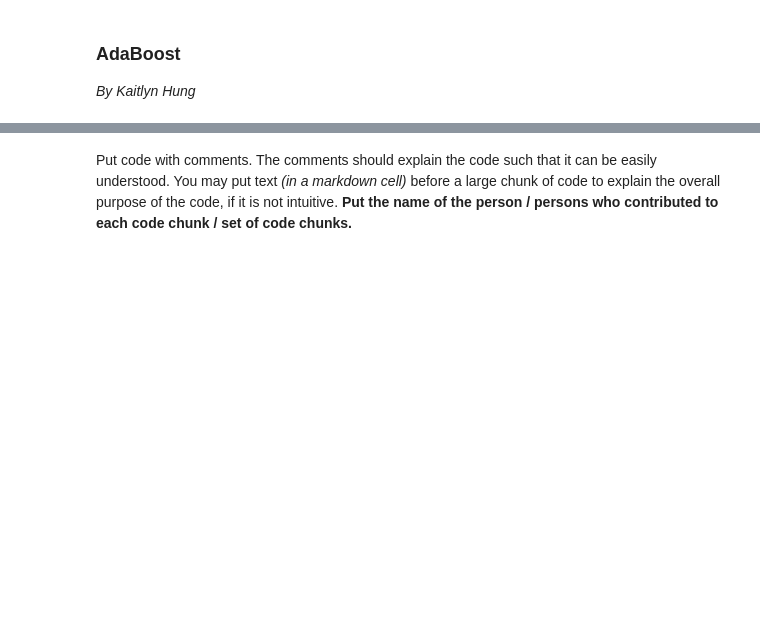
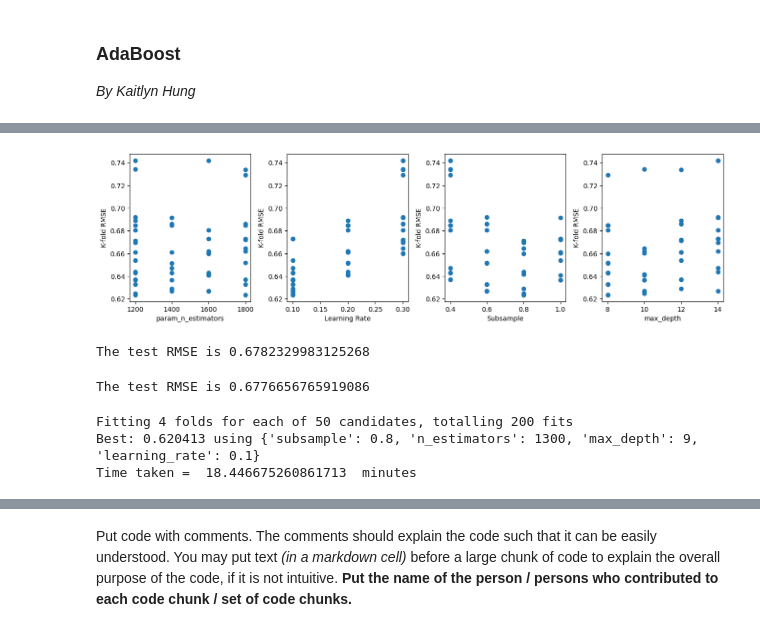
Before and after one commit to notlilawells/Saturn-303-3, a Jupyter notebook: Project-Report/Project_Code_Saturn.ipynb, the cells around one changed output, grey strips where cells are left out. Drawn from its saved outputs; the diff is of its cells as text; code cells hidden in the pictures; blank space fills up the shorter version.

```diff
--- a/Project-Report/Project_Code_Saturn.ipynb
+++ b/Project-Report/Project_Code_Saturn.ipynb
@@ -95,0 +276,63 @@ Put each model in a section of its name and mention the name of the team-member
+# %%
+# visualize cv results
+cv_results = pd.DataFrame(grid_result.cv_results_)
+
+fig, axes = plt.subplots(1, 4, figsize = (16, 4))
+plt.subplots_adjust(wspace = 0.3)
+axes[0].plot(cv_results.param_n_estimators, np.sqrt(-cv_results.mean_test_score), 'o')
+axes[0].set_xlabel('param_n_estimators')
+axes[0].set_ylabel('K-fold RMSE')
+axes[1].plot(cv_results.param_learning_rate, np.sqrt(-cv_results.mean_test_score), 'o')
+axes[1].set_xlabel('Learning Rate')
+axes[1].set_ylabel('K-fold RMSE')
+axes[2].plot(cv_results.param_subsample, np.sqrt(-cv_results.mean_test_score), 'o')
+axes[2].set_xlabel('Subsample')
+axes[2].set_ylabel('K-fold RMSE');
+axes[3].plot(cv_results.param_max_depth, np.sqrt(-cv_results.mean_test_score), 'o')
+axes[3].set_xlabel('max_depth')
+axes[3].set_ylabel('K-fold RMSE');
+# %% [output]
+[figure, added]
+# %%
+# computing train and test rmse based on initial optimization
+model = GradientBoostingRegressor(n_estimators = 1200, loss = 'huber', max_depth = 8,
+                                  learning_rate = 0.1, subsample = 0.8,
+                                  random_state = 45).fit(X_train,y_train)
+pred = model.predict(X_test)
+print('The test RMSE is', np.sqrt(mean_squared_error(y_test, np.around(pred))))
+# %% [output]
+The test RMSE is 0.6782329983125268
+# %%
+# computing train and test rmse based on initial optimization
+model = GradientBoostingRegressor(n_estimators = 1400, loss = 'huber', max_depth = 8,
+                                  learning_rate = 0.1, subsample = 0.8,
+                                  random_state = 45).fit(X_train,y_train)
+pred = model.predict(X_test)
+print('The test RMSE is', np.sqrt(mean_squared_error(y_test, np.around(pred))))
+# %% [output]
+The test RMSE is 0.6776656765919086
+# %%
+# finer grid search based on previous optimization
+start_time = time.time()
+model = GradientBoostingRegressor(random_state = 1, loss='huber')
+grid = dict()
+grid['n_estimators'] = [1300, 1350, 1400, 1450, 1500]
+grid['learning_rate'] = [0.8, 0.1, 0.15]
+grid['max_depth'] = [8, 9, 10]
+grid['subsample'] = [0.7, 0.8, 0.9, 1]
+
+cv = KFold(n_splits = 4, shuffle=True, random_state=1)
+grid_search = RandomizedSearchCV(estimator = model,
+                                 param_distributions = grid,
+                                 n_jobs = -1, cv = cv,
+                                 n_iter = 50,
+                                 scoring = 'neg_mean_squared_error',
+                                 verbose = True)
+grid_result = grid_search.fit(X_train, y_train)
+print("Best: %f using %s" % (np.sqrt(-grid_result.best_score_), grid_result.best_params_))
+
+print("Time taken = ",(time.time()-start_time)/60," minutes")
+# %% [output]
+Fitting 4 folds for each of 50 candidates, totalling 200 fits
+Best: 0.620413 using {'subsample': 0.8, 'n_estimators': 1300, 'max_depth': 9, 'learning_rate': 0.1}
+Time taken =  18.446675260861713  minutes
```
Also changed, not shown: parts of 63 cells of this notebook.
